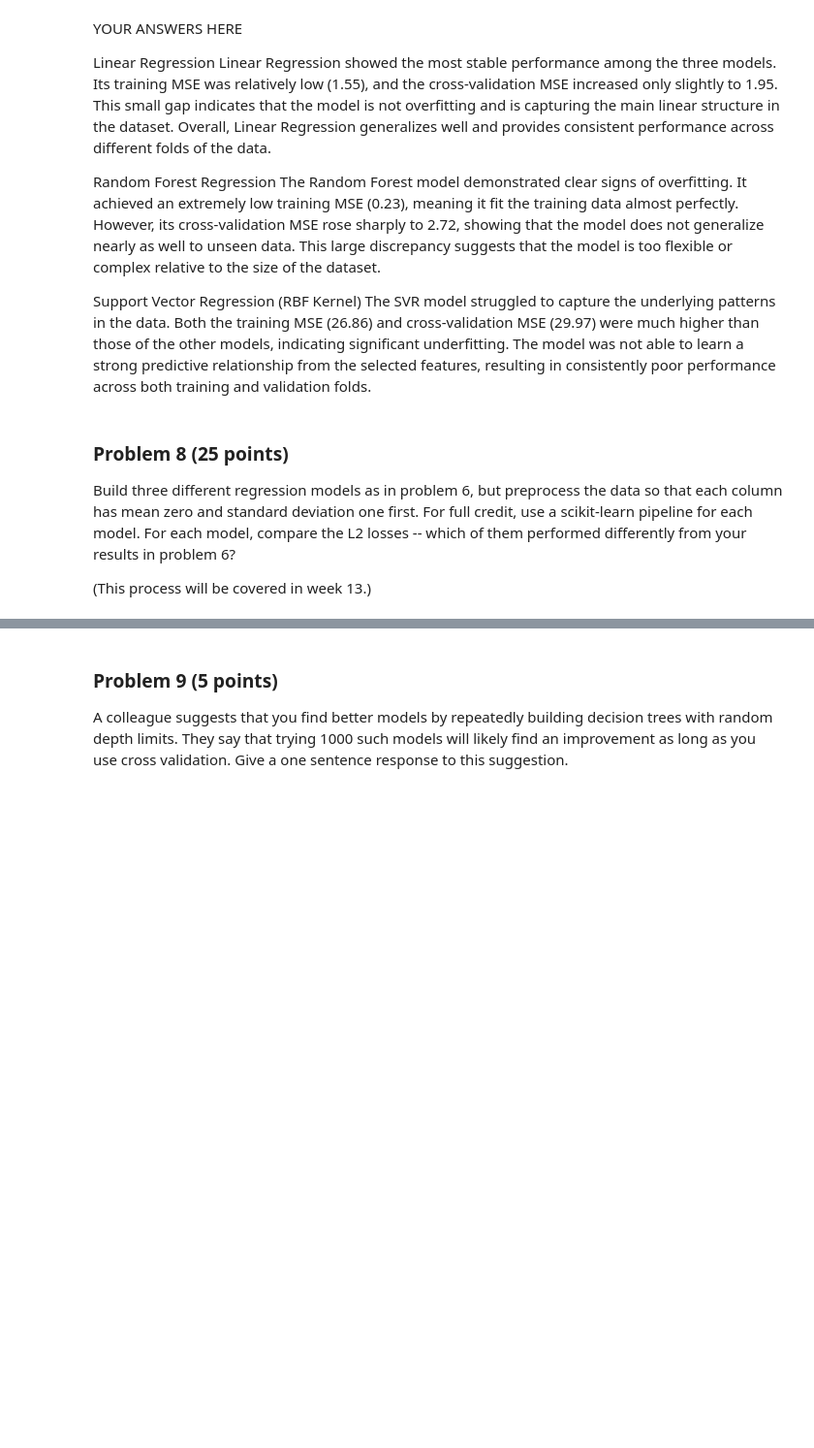
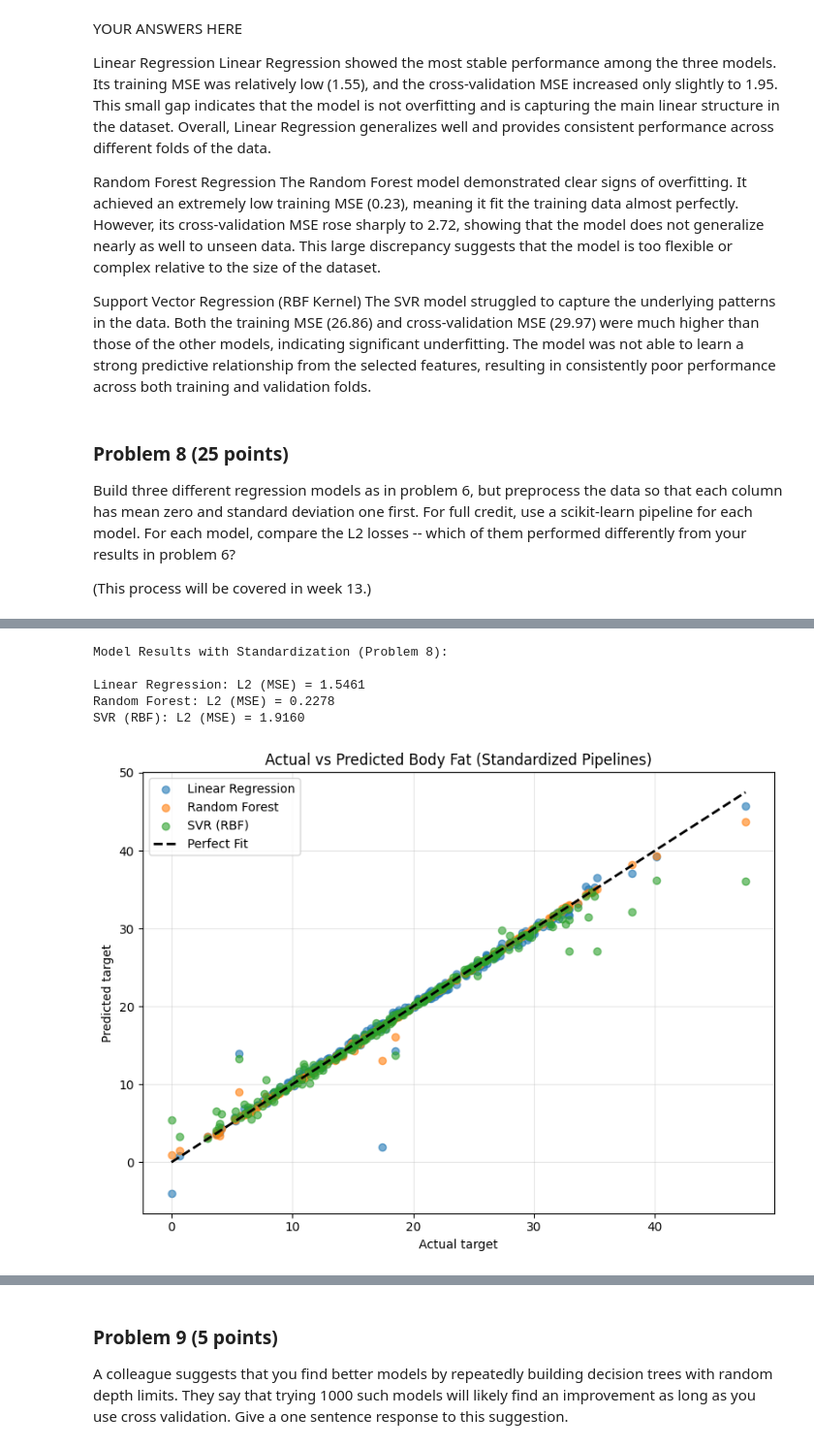
Before and after one commit to dho053-bu/dx602-final-project, a Jupyter notebook: project.ipynb, the cells around one changed output, grey strips where cells are left out. Shown at 97% size. Saved outputs shown, nothing was run; the diff lists cells and outputs as text; code cells hidden in the pictures; blank space fills up the shorter version.

```diff
--- a/project.ipynb
+++ b/project.ipynb
@@ -478,0 +476,80 @@ YOUR ANSWERS HERE
+# %%
+# YOUR CODE HERE
+
+from sklearn.pipeline import Pipeline
+from sklearn.preprocessing import StandardScaler
+from sklearn import linear_model, ensemble, svm
+from sklearn.metrics import mean_squared_error
+import matplotlib.pyplot as plt
+import numpy as np
+
+# Data setup
+
+target_col = "target"
+input_cols = df.columns[0:10]   # first 10 input features
+
+X = df[input_cols].values
+y = df[target_col].values
+
+# Define pipelines
+
+pipelines = {
+    "Linear Regression": Pipeline([
+        ("scaler", StandardScaler()),
+        ("model", linear_model.LinearRegression())
+    ]),
+
+    "Random Forest": Pipeline([
+        ("scaler", StandardScaler()),   # included for consistency
+        ("model", ensemble.RandomForestRegressor(
+            n_estimators=200, random_state=0
+        ))
+    ]),
+
+    "SVR (RBF)": Pipeline([
+        ("scaler", StandardScaler()),
+        ("model", svm.SVR(kernel="rbf", C=5.0, epsilon=0.1))
+    ])
+}
+
+# Fit models and compute L2 loss
+
+preds_scaled = {}
+l2_losses_scaled = {}
+
+for name, pipe in pipelines.items():
+    pipe.fit(X, y)
+    y_pred = pipe.predict(X)
+
+    preds_scaled[name] = y_pred
+    l2_losses_scaled[name] = mean_squared_error(y, y_pred)
+
+# Print results
+print("Model Results with Standardization (Problem 8):\n")
+for name, mse in l2_losses_scaled.items():
+    print(f"{name}: L2 (MSE) = {mse:.4f}")
+
+# Plot Actual vs Predicted (one chart)
+plt.figure(figsize=(8, 6))
+
+for name, y_pred in preds_scaled.items():
+    plt.scatter(y, y_pred, alpha=0.6, label=name)
+
+# Perfect prediction line
+y_min, y_max = y.min(), y.max()
+plt.plot([y_min, y_max], [y_min, y_max], "k--", linewidth=2, label="Perfect Fit")
+
+plt.xlabel("Actual target")
+plt.ylabel("Predicted target")
+plt.title("Actual vs Predicted Body Fat (Standardized Pipelines)")
+plt.legend()
+plt.grid(True, alpha=0.3)
+plt.tight_layout()
+plt.show()
+# %% [output]
+Model Results with Standardization (Problem 8):
+
+Linear Regression: L2 (MSE) = 1.5461
+Random Forest: L2 (MSE) = 0.2278
+SVR (RBF): L2 (MSE) = 1.9160
+[figure, added]
```
Also changed, not shown: parts of 11 cells of this notebook.
